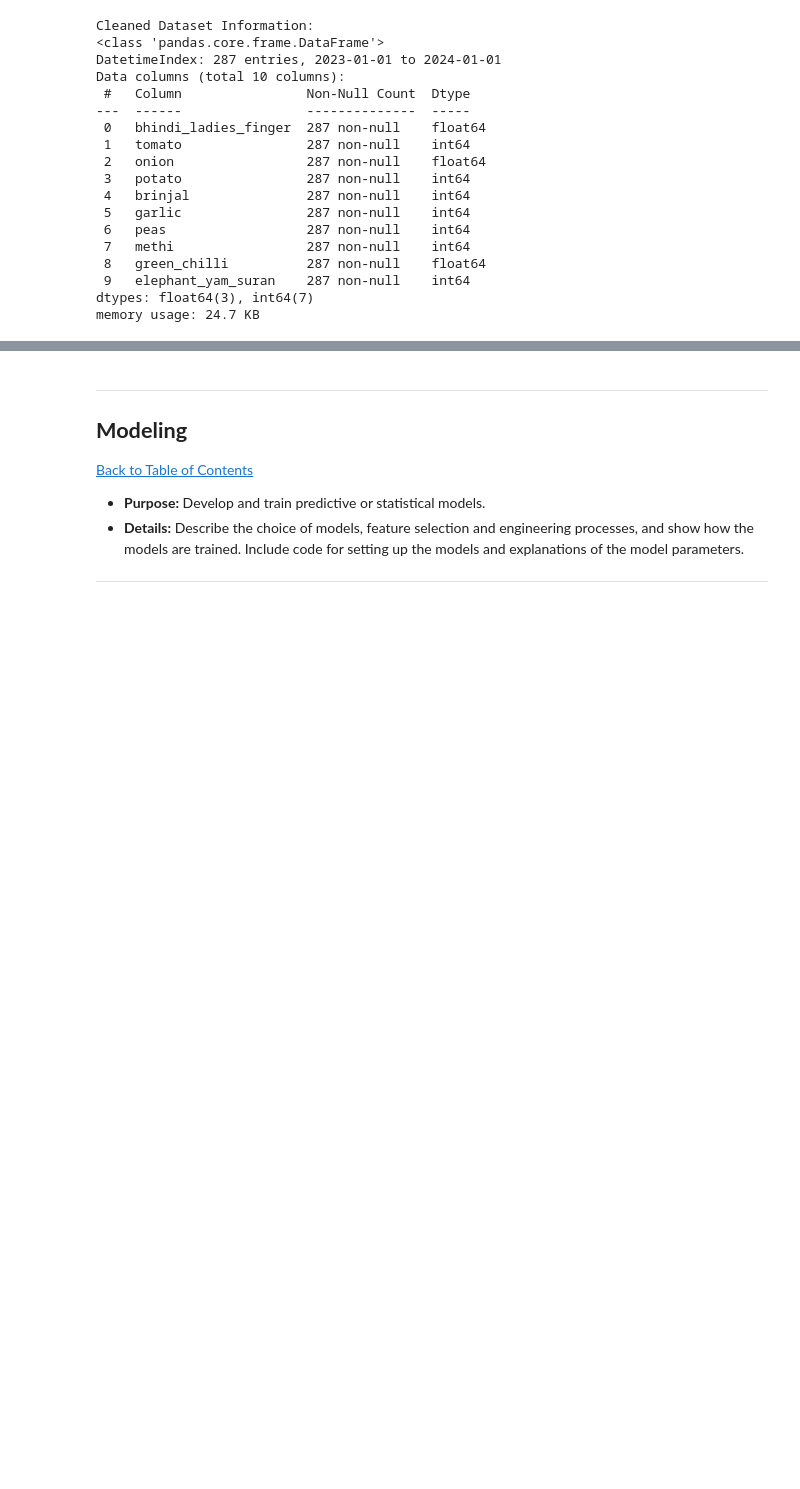
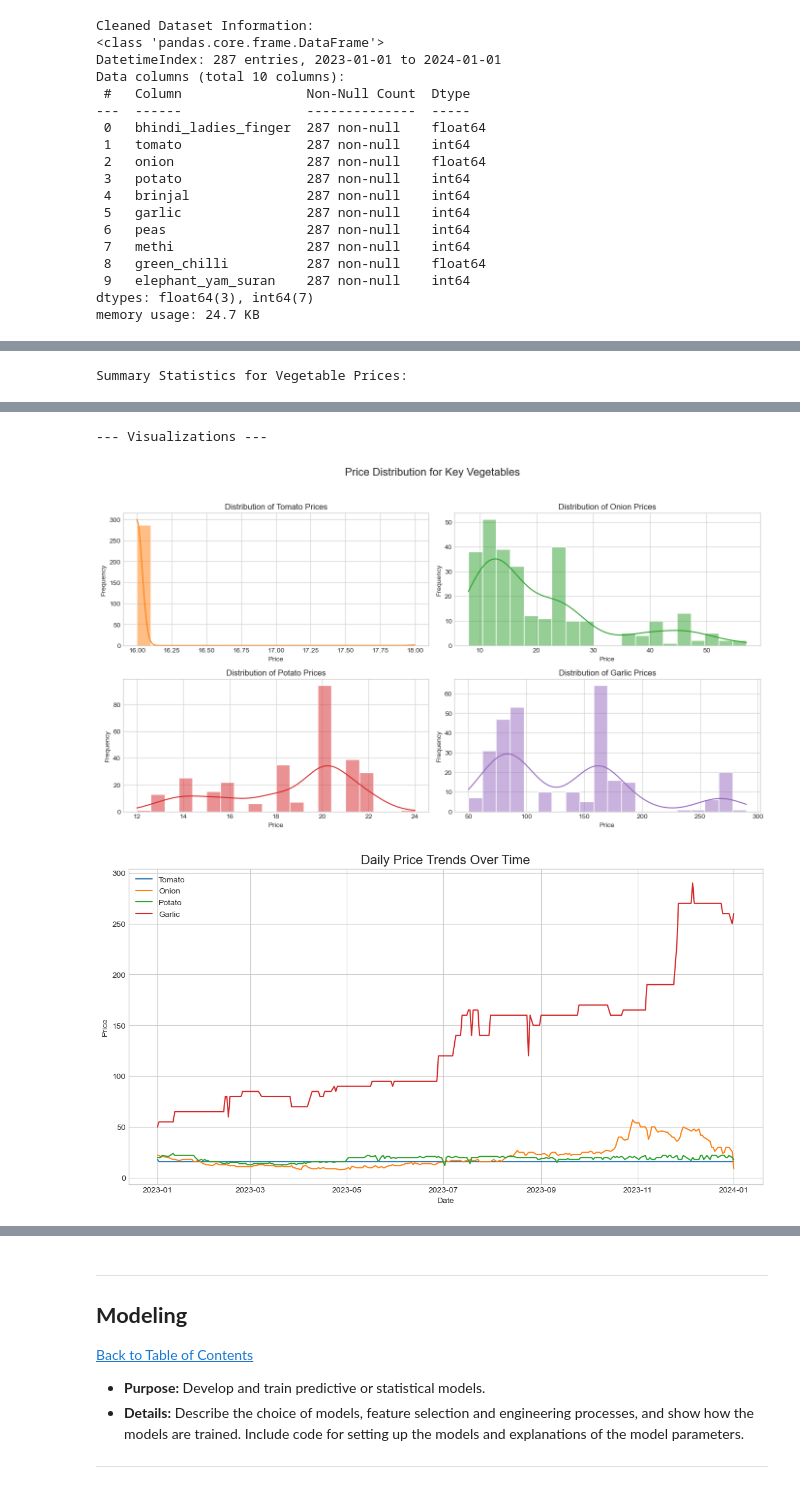
Before and after one commit to LostBoy187/Data-Science-Workplace-Project, a Jupyter notebook: QCTO---Workplace-Module-Notebook-Template-4571.ipynb, the cells around one changed output, grey strips where cells are left out. Saved outputs shown, nothing was run; the diff lists cells and outputs as text; code cells hidden in the pictures; blank space fills up the shorter version.

```diff
--- a/QCTO---Workplace-Module-Notebook-Template-4571.ipynb
+++ b/QCTO---Workplace-Module-Notebook-Template-4571.ipynb
@@ -245,0 +254,61 @@ memory usage: 24.7 KB
+# %%
+# --- 1. Summary Statistics ---
+
+# Display summary statistics for a numerical overview of the cleaned data.
+print("Summary Statistics for Vegetable Prices:")
+display(df_clean.describe())
+
+
+# --- 2. Visual Analysis ---
+
+# Define the key vegetables for our analysis
+vegetables_to_plot = ['tomato', 'onion', 'potato', 'garlic']
+
+# Set up the plotting environment
+plt.style.use('seaborn-v0_8-whitegrid')
+
+
+# --- Plot 1: Price Distribution Histograms ---
+
+print("\n\n--- Visualizations ---")
+plt.figure(figsize=(14, 8))
+plt.suptitle("Price Distribution for Key Vegetables", fontsize=16)
+
+# Generate a histogram for each vegetable
+for i, veg in enumerate(vegetables_to_plot, 1):
+    plt.subplot(2, 2, i)
+    sns.histplot(df_clean[veg], bins=20, kde=True, color=f'C{i}')
+    plt.title(f'Distribution of {veg.capitalize()} Prices')
+    plt.xlabel('Price')
+    plt.ylabel('Frequency')
+
+plt.tight_layout(rect=[0, 0.03, 1, 0.95])
+plt.show()
+
+
+# --- Plot 2: Time Series Plot ---
+
+plt.figure(figsize=(14, 7))
+
+# Plot the price trend for each vegetable over time
+for veg in vegetables_to_plot:
+    plt.plot(df_clean.index, df_clean[veg], label=veg.capitalize())
+
+plt.title('Daily Price Trends Over Time', fontsize=16)
+plt.xlabel('Date')
+plt.ylabel('Price')
+plt.legend()
+plt.show()
+
+
+# --- Plot 3: Correlation Heatmap ---
+
+# Calculate the correlation matrix for the selected vegetables
+correlation_matrix = df_clean[vegetables_to_plot].corr()
+
+plt.figure(figsize=(8, 6))
+sns.heatmap(correlation_matrix, annot=True, cmap='coolwarm', fmt=".2f")
+plt.title('Correlation Between Vegetable Prices', fontsize=16)
+plt.show()
+# %% [output]
+Summary Statistics for Vegetable Prices:
@@ -245,0 +324,3 @@ memory usage: 24.7 KB
+--- Visualizations ---
+[figure, added]
+[figure, added]
```
Also changed, not shown: parts of 4 cells of this notebook.
